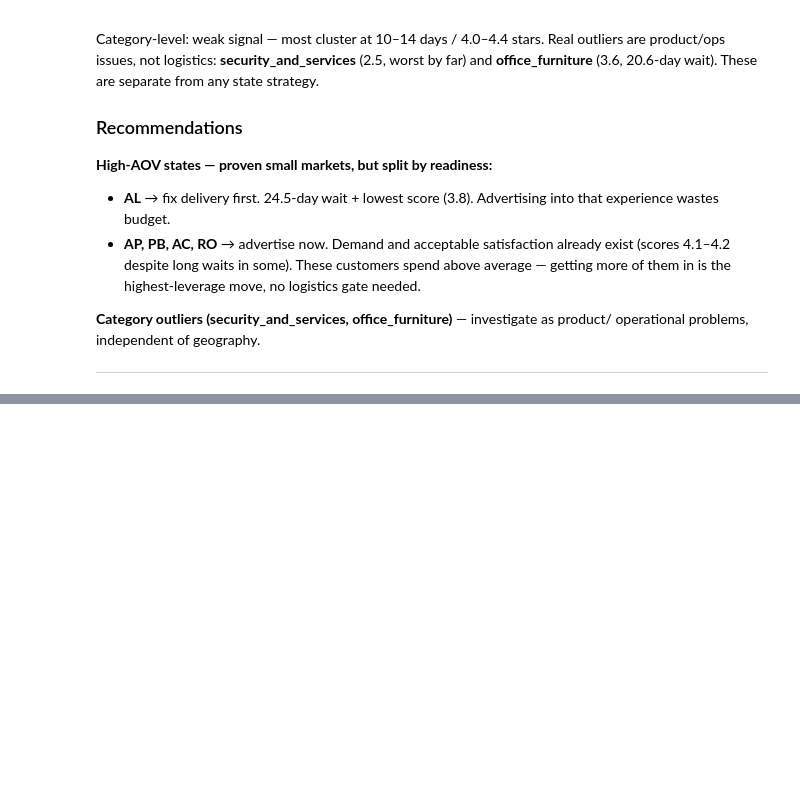
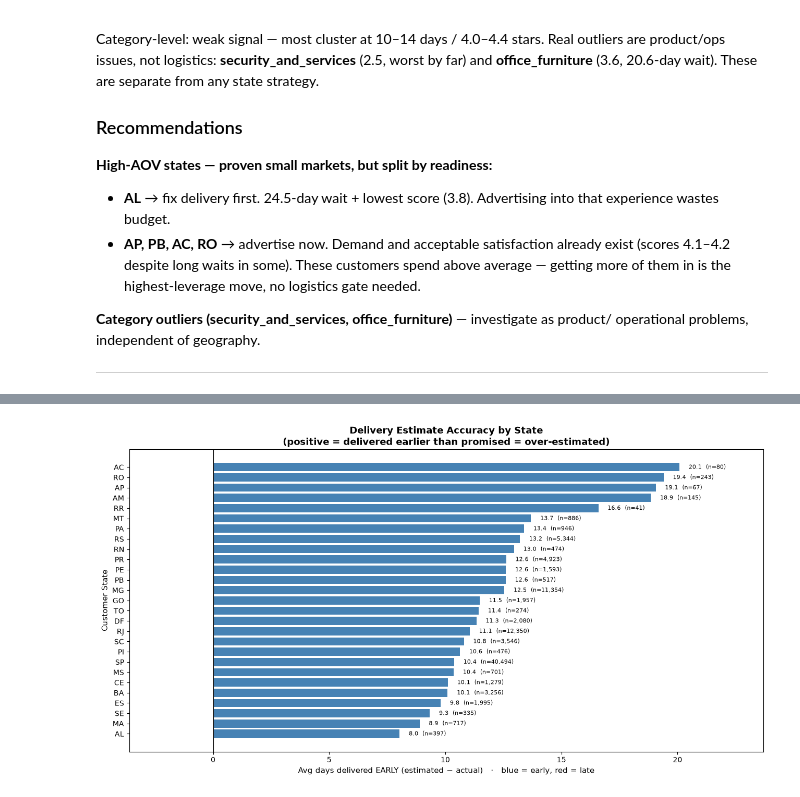
Before and after one commit to henrynasr/Olist-Data-Analysis, a Jupyter notebook: olist_analysis.ipynb, the cells around one changed output, grey strips where cells are left out. Cells and saved outputs as stored; diff of their text form; code cells hidden in the pictures; blank space fills up the shorter version.

```diff
--- a/olist_analysis.ipynb
+++ b/olist_analysis.ipynb
@@ -953,0 +1303,91 @@ operational problems, independent of geography.
+# %%
+import pandas as pd
+import matplotlib.pyplot as plt
+
+query_state = """
+select
+    c.customer_state,
+    round(avg(extract(epoch from
+        (o.order_estimated_delivery_date - o.order_delivered_customer_date)) / 86400)::numeric, 2) as avg_gap_days,
+    count(*) as order_count
+from orders o
+join customers c on c.customer_id = o.customer_id
+where o.order_status = 'delivered'
+  and o.order_delivered_customer_date is not null
+  and o.order_estimated_delivery_date is not null
+group by c.customer_state
+order by avg_gap_days desc;
+"""
+
+query_category = """
+select
+    pct.product_category_name_english as category,
+    round(avg(extract(epoch from
+        (o.order_estimated_delivery_date - o.order_delivered_customer_date)) / 86400)::numeric, 2) as avg_gap_days,
+    count(*) as order_count
+from orders o
+join order_items oi on oi.order_id = o.order_id
+join products p on p.product_id = oi.product_id
+join product_category_translation pct on pct.product_category_name = p.product_category_name
+where o.order_status = 'delivered'
+  and o.order_delivered_customer_date is not null
+  and o.order_estimated_delivery_date is not null
+group by pct.product_category_name_english
+order by avg_gap_days desc;
+"""
+
+df_state = pd.read_sql(query_state, engine)
+df_cat = pd.read_sql(query_category, engine)
+
+national_avg = df_state['avg_gap_days'].mean()
+print(f"National avg gap (mean of state means): {national_avg:.2f} days early\n")
+print("State table:\n", df_state.to_string(index=False))
+print("\nCategory table:\n", df_cat.to_string(index=False))
+
+
+def plot_gap(df, label_col, title, figsize):
+    """Bullet-proof horizontal gap chart.
+    blue  = positive (delivered early / over-estimated)
+    red   = negative (delivered late)
+    Labels placed on the correct side of the bar regardless of sign."""
+    fig, ax = plt.subplots(figsize=figsize)
+    colors = ['steelblue' if v >= 0 else 'crimson' for v in df['avg_gap_days']]
+    ax.barh(df[label_col], df['avg_gap_days'], color=colors)
+    ax.invert_yaxis()
+    ax.axvline(0, color='black', linewidth=0.8)
+
+    vmin = min(df['avg_gap_days'].min(), 0)
+    vmax = max(df['avg_gap_days'].max(), 0)
+    span = vmax - vmin
+    pad = span * 0.02
+    ax.set_xlim(vmin - span * 0.18, vmax + span * 0.18)  # headroom both sides
+
+    for i, (v, n) in enumerate(zip(df['avg_gap_days'], df['order_count'])):
+        if v >= 0:
+            ax.text(v + pad, i, f'{v:.1f}  (n={n:,})', va='center', ha='left', fontsize=8)
+        else:
+            ax.text(v - pad, i, f'{v:.1f}  (n={n:,})', va='center', ha='right', fontsize=8)
+
+    ax.set_xlabel('Avg days delivered EARLY (estimated − actual)   ·   blue = early, red = late', fontsize=11)
+    ax.set_ylabel(label_col.replace('_', ' ').title(), fontsize=11)
+    ax.set_title(title, fontsize=13, fontweight='bold')
+    plt.tight_layout()
+    plt.show()
+
+
+# ---- Chart 1: by state ----
+plot_gap(
+    df_state, 'customer_state',
+    'Delivery Estimate Accuracy by State\n(positive = delivered earlier than promised = over-estimated)',
+    (13, 7)
+)
+
+# ---- Chart 2: by category (top + bottom 15) ----
+n_ends = 15
+df_cat_ends = pd.concat([df_cat.head(n_ends), df_cat.tail(n_ends)])
+plot_gap(
+    df_cat_ends, 'category',
+    f'Delivery Estimate Accuracy — Top & Bottom {n_ends} Categories\n(positive = over-estimated)',
+    (13, 9)
+)
+# %% [output]
@@ -953,0 +1411 @@ operational problems, independent of geography.
+[figure, added]
```
Also changed, not shown: parts of 31 cells of this notebook.
